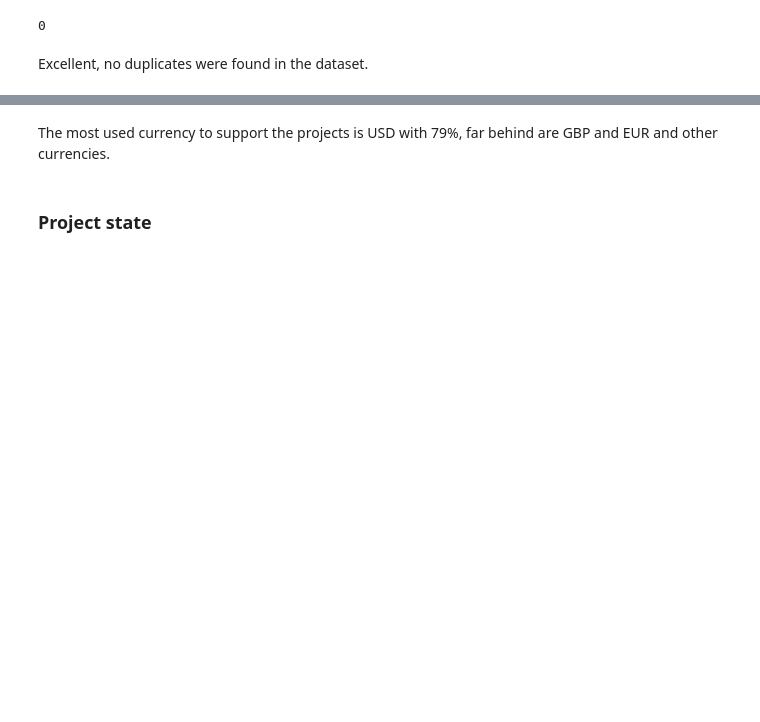
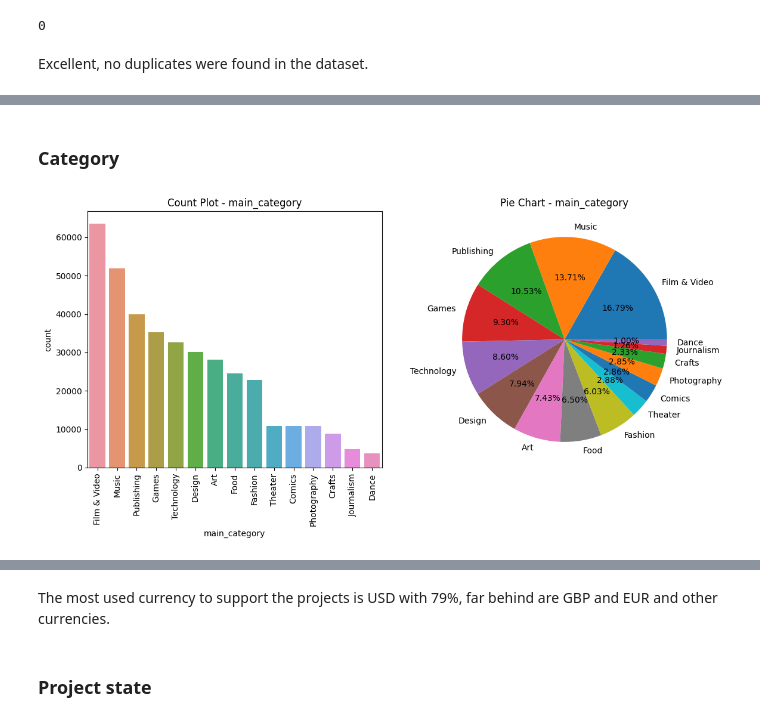
Before and after one commit to radismili/Kickstarter-Projects-NN, a Jupyter notebook: kickstarter-projects-nn.ipynb, the cells around one changed output, grey strips where cells are left out. Cells and saved outputs as stored; diff of their text form; code cells hidden in the pictures; blank space fills up the shorter version.

```diff
--- a/kickstarter-projects-nn.ipynb
+++ b/kickstarter-projects-nn.ipynb
@@ -167,0 +121,5 @@ Name: proportion, dtype: float64
+# %%
+#categorical columns that we will investigate
+data_categorical = data[["category", "main_category", "currency", "state", "country"]]
+#Return number of unique values in the object
+data_categorical.nunique()
@@ -167,0 +154,27 @@ Name: proportion, dtype: float64
+# %% [markdown]
+### Category
+# %%
+variable = "main_category"
+
+# Figure size
+plt.figure(figsize=(12, 6))
+
+# Count plot
+plt.subplot(1, 2, 1)
+sns.countplot(x=variable, data=data_categorical, order=data_categorical["main_category"].value_counts().index)
+plt.title(f"Count Plot - {variable}")
+plt.xticks(rotation=90)
+
+# Pie chart
+plt.subplot(1, 2, 2)
+counts = data_categorical[variable].value_counts()
+plt.pie(counts, labels=counts.index, autopct="%0.2f%%")
+plt.title(f"Pie Chart - {variable}")
+
+# Adjust layout
+plt.tight_layout()
+
+# Show the plots
+plt.show()
+# %% [output]
+[figure, added]
```
Also changed, not shown: parts of 42 cells of this notebook.
